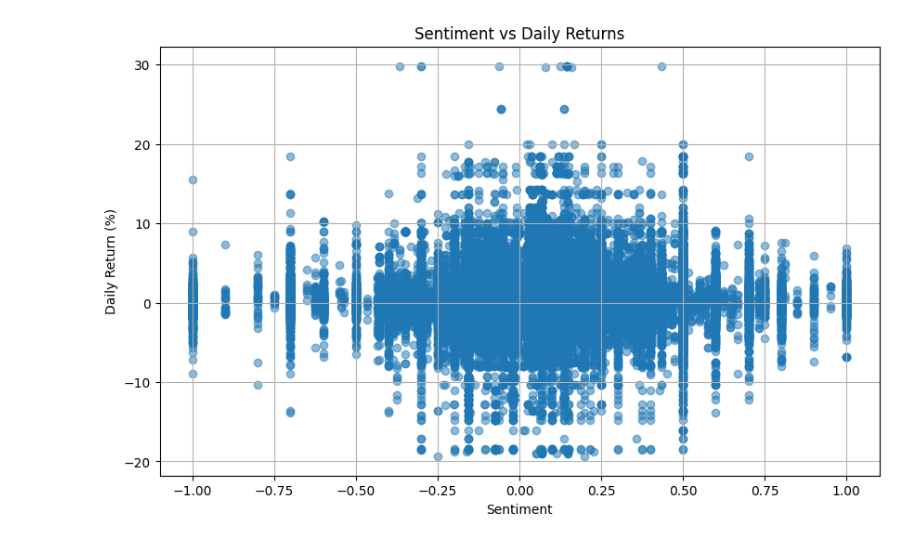
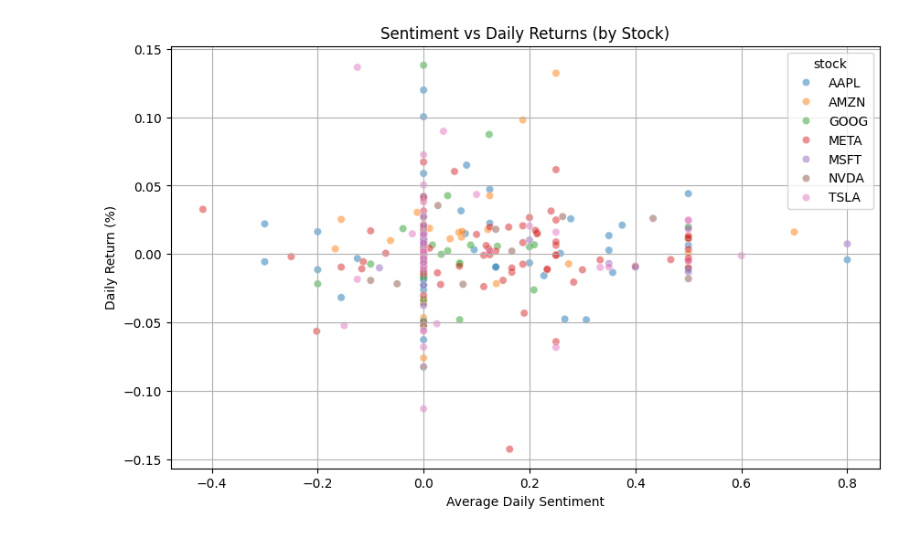
Before and after one commit to OliyadM/financial-news-analysis, a Jupyter notebook: notebooks/quantitative_analysis_with_technical_indicators.ipynb.ipynb, the cells around one changed output. Saved outputs shown, nothing was run; the diff lists cells and outputs as text; code cells hidden in the pictures.

```diff
--- a/notebooks/quantitative_analysis_with_technical_indicators.ipynb.ipynb
+++ b/notebooks/quantitative_analysis_with_technical_indicators.ipynb.ipynb
@@ -91,9 +153,0 @@ plot_technical_indicators(stock_data['AAPL'], 'AAPL')
-# %%
-# Calculate daily returns for each stock
-stock_data_returns = {}
-for symbol, data in stock_data.items():
-    data['Daily_Return'] = data['Close'].pct_change() * 100  # Percent change in close price
-    stock_data_returns[symbol] = data
-
-# Example for AAPL:
-stock_data_returns['AAPL'].head()
@@ -149,0 +203,25 @@ Correlation between Daily Returns and Sentiment: 0.0147
+# %%
+merged_data = pd.DataFrame()
+valid_stocks = list(stock_data.keys())  # Get stocks from stock_data
+for symbol in valid_stocks:
+    data = stock_data[symbol]
+    # Handle timezone-aware or naive dates
+    data['Date'] = pd.to_datetime(data['Date'], errors='coerce')
+    if data['Date'].dt.tz is not None:
+        data['Date'] = data['Date'].dt.tz_convert('UTC')  # Convert if already aware
+    else:
+        data['Date'] = data['Date'].dt.tz_localize('UTC')  # Localize if naive
+    data['stock'] = symbol
+    merge_df = pd.DataFrame({
+        'Date': data['Date'].dt.date,  # Extract date as Python date
+        'stock': data['stock'],
+        'Daily_Return': data['Daily_Return']
+    })
+    aggregated_news_filtered = aggregated_news[aggregated_news['stock'].isin(valid_stocks)].copy()  # Create a copy
+    aggregated_news_filtered['Date'] = pd.to_datetime(aggregated_news_filtered['Date'], errors='coerce').dt.date  # Match with Python date
+    merged = pd.merge(merge_df, aggregated_news_filtered, on=['Date', 'stock'], how='inner')
+    merged_data = pd.concat([merged_data, merged], axis=0)
+
+merged_data = merged_data.dropna(subset=['Daily_Return', 'sentiment'])
+print(merged_data.head())
+# Merge stock and news data with daily alignment, handling timezone flexibly
@@ -150,10 +256,11 @@ Correlation between Daily Returns and Sentiment: 0.0147
 # %%
 plt.figure(figsize=(10, 6))
-plt.scatter(merged_data['sentiment'], merged_data['Daily_Return'], alpha=0.5)
-plt.title('Sentiment vs Daily Returns')
-plt.xlabel('Sentiment')
+sns.scatterplot(data=merged_data, x='sentiment', y='Daily_Return', hue='stock', alpha=0.5)
+plt.title('Sentiment vs Daily Returns (by Stock)')
+plt.xlabel('Average Daily Sentiment')
 plt.ylabel('Daily Return (%)')
 plt.grid(True)
 plt.show()
+# Visualize relationship between sentiment and daily returns
 # %% [output]
-[figure, old version]
+[figure, new version]
```
Also changed, not shown: parts of 15 cells of this notebook.
